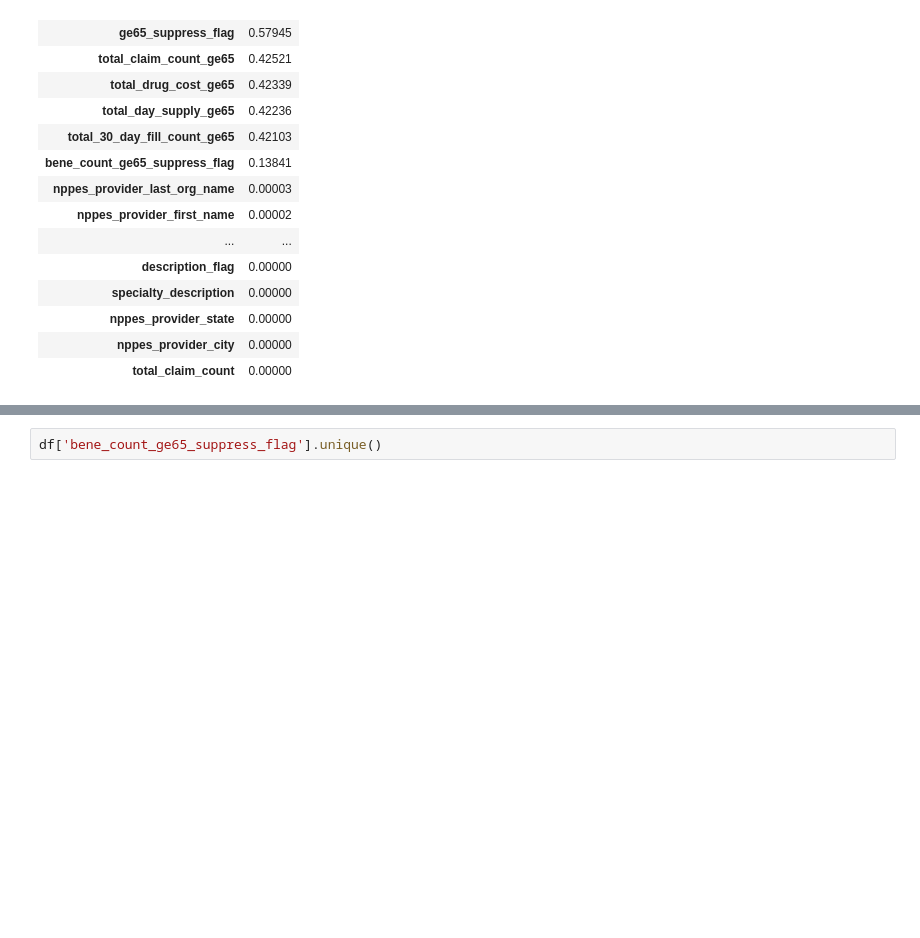
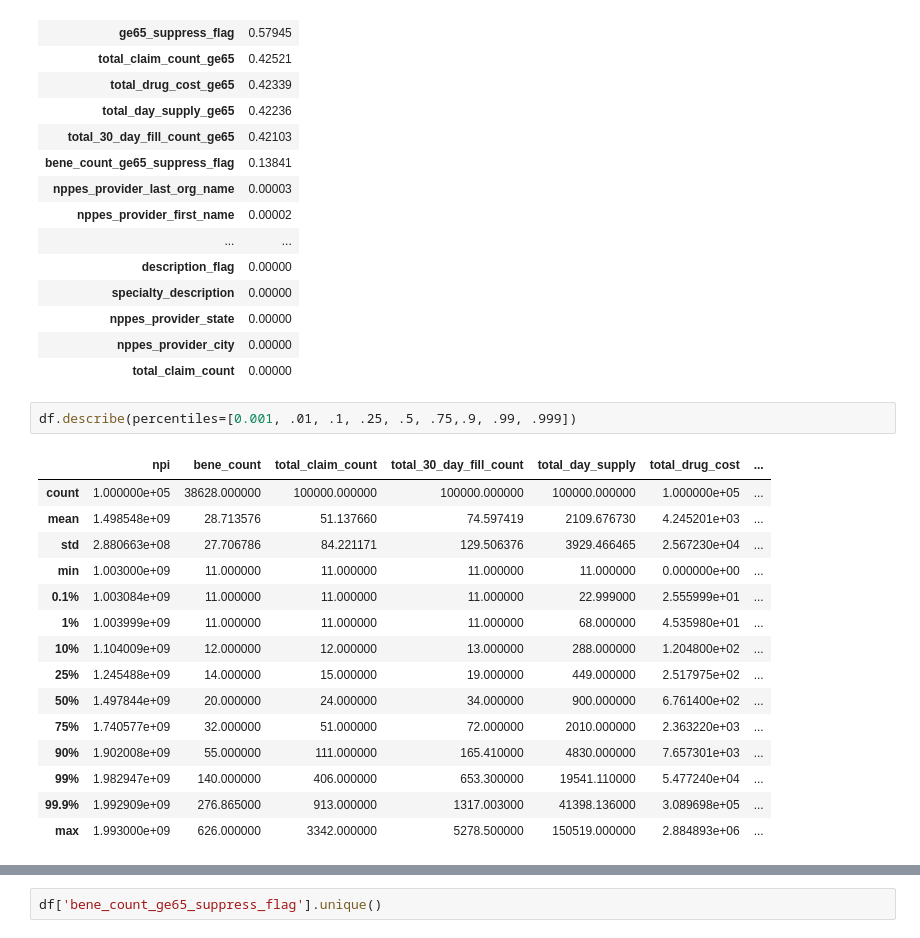
Before and after one commit to michellssGUi/conciergeControl, a Jupyter notebook: Analise_de_dados_slot_05.ipynb, the cells around one changed output, grey strips where cells are left out. Saved outputs shown, nothing was run; the diff lists cells and outputs as text; blank space fills up the shorter version.

```diff
--- a/Analise_de_dados_slot_05.ipynb
+++ b/Analise_de_dados_slot_05.ipynb
@@ -76,3 +76,21 @@ pd.DataFrame(df.isnull().sum(axis=0)).sort_values(by=0, ascending=False)/df.shap
 | nppes_provider_state | 0.00000 |
 | nppes_provider_city | 0.00000 |
 | total_claim_count | 0.00000 |
+# %%
+df.describe(percentiles=[0.001, .01, .1, .25, .5, .75,.9, .99, .999])
+# %% [output]
+|  | npi | bene_count | total_claim_count | total_30_day_fill_count | total_day_supply | total_drug_cost | ... |
+| count | 1.000000e+05 | 38628.000000 | 100000.000000 | 100000.000000 | 100000.000000 | 1.000000e+05 | ... |
+| mean | 1.498548e+09 | 28.713576 | 51.137660 | 74.597419 | 2109.676730 | 4.245201e+03 | ... |
+| std | 2.880663e+08 | 27.706786 | 84.221171 | 129.506376 | 3929.466465 | 2.567230e+04 | ... |
+| min | 1.003000e+09 | 11.000000 | 11.000000 | 11.000000 | 11.000000 | 0.000000e+00 | ... |
+| 0.1% | 1.003084e+09 | 11.000000 | 11.000000 | 11.000000 | 22.999000 | 2.555999e+01 | ... |
+| 1% | 1.003999e+09 | 11.000000 | 11.000000 | 11.000000 | 68.000000 | 4.535980e+01 | ... |
+| 10% | 1.104009e+09 | 12.000000 | 12.000000 | 13.000000 | 288.000000 | 1.204800e+02 | ... |
+| 25% | 1.245488e+09 | 14.000000 | 15.000000 | 19.000000 | 449.000000 | 2.517975e+02 | ... |
+| 50% | 1.497844e+09 | 20.000000 | 24.000000 | 34.000000 | 900.000000 | 6.761400e+02 | ... |
+| 75% | 1.740577e+09 | 32.000000 | 51.000000 | 72.000000 | 2010.000000 | 2.363220e+03 | ... |
+| 90% | 1.902008e+09 | 55.000000 | 111.000000 | 165.410000 | 4830.000000 | 7.657301e+03 | ... |
+| 99% | 1.982947e+09 | 140.000000 | 406.000000 | 653.300000 | 19541.110000 | 5.477240e+04 | ... |
+| 99.9% | 1.992909e+09 | 276.865000 | 913.000000 | 1317.003000 | 41398.136000 | 3.089698e+05 | ... |
+| max | 1.993000e+09 | 626.000000 | 3342.000000 | 5278.500000 | 150519.000000 | 2.884893e+06 | ... |
```
Also changed, not shown: parts of 5 cells of this notebook.
